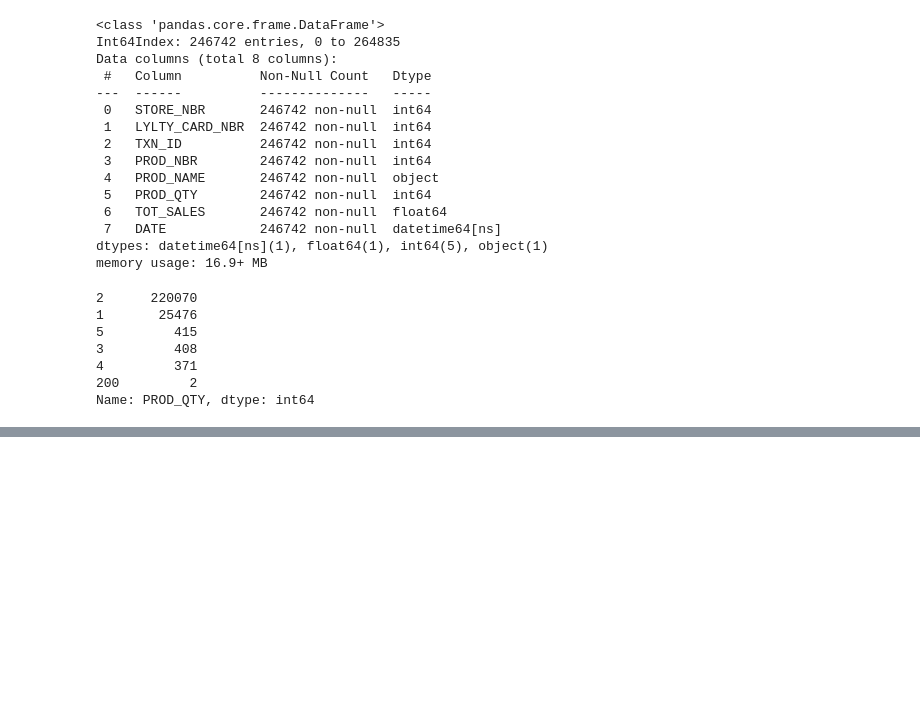
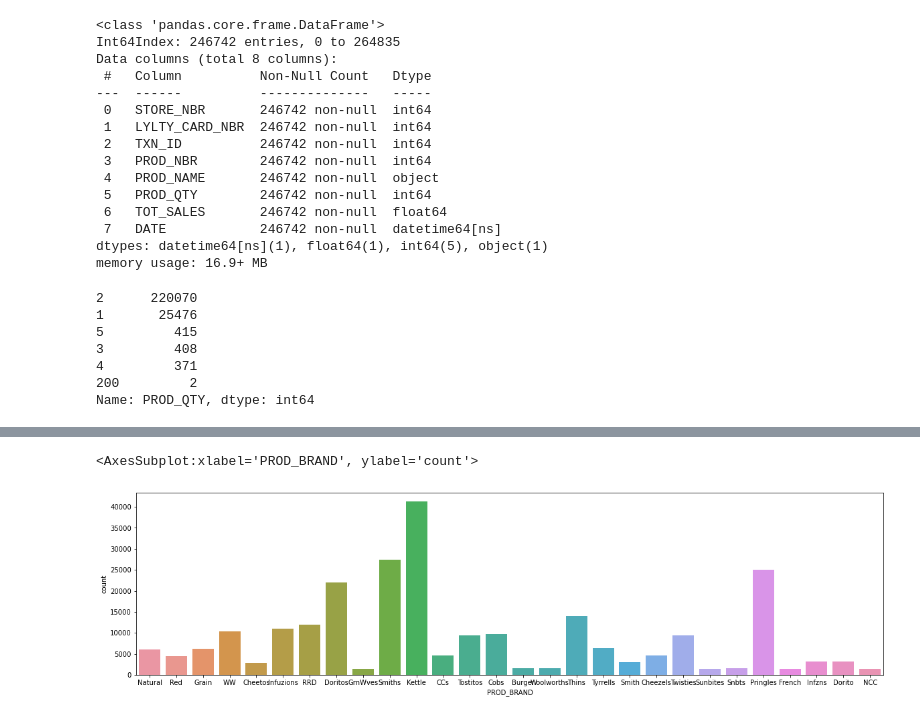
Before and after one commit to alicelo125/Quantium-task, a Jupyter notebook: data-analysis.ipynb, the cells around one changed output, grey strips where cells are left out. Saved outputs shown, nothing was run; the diff lists cells and outputs as text; code cells hidden in the pictures; blank space fills up the shorter version.

```diff
--- a/data-analysis.ipynb
+++ b/data-analysis.ipynb
@@ -176,0 +231,7 @@ sns.countplot(x='LIFESTAGE',data=purchase,hue='PREMIUM_CUSTOMER')
+# %%
+plt.figure(figsize=(20,5))
+sns.countplot(x='PROD_BRAND',data=chips)
+#Kettle is the most popular in total data
+# %% [output]
+<AxesSubplot:xlabel='PROD_BRAND', ylabel='count'>
+[figure, added]
```
Also changed, not shown: parts of 23 cells of this notebook.
